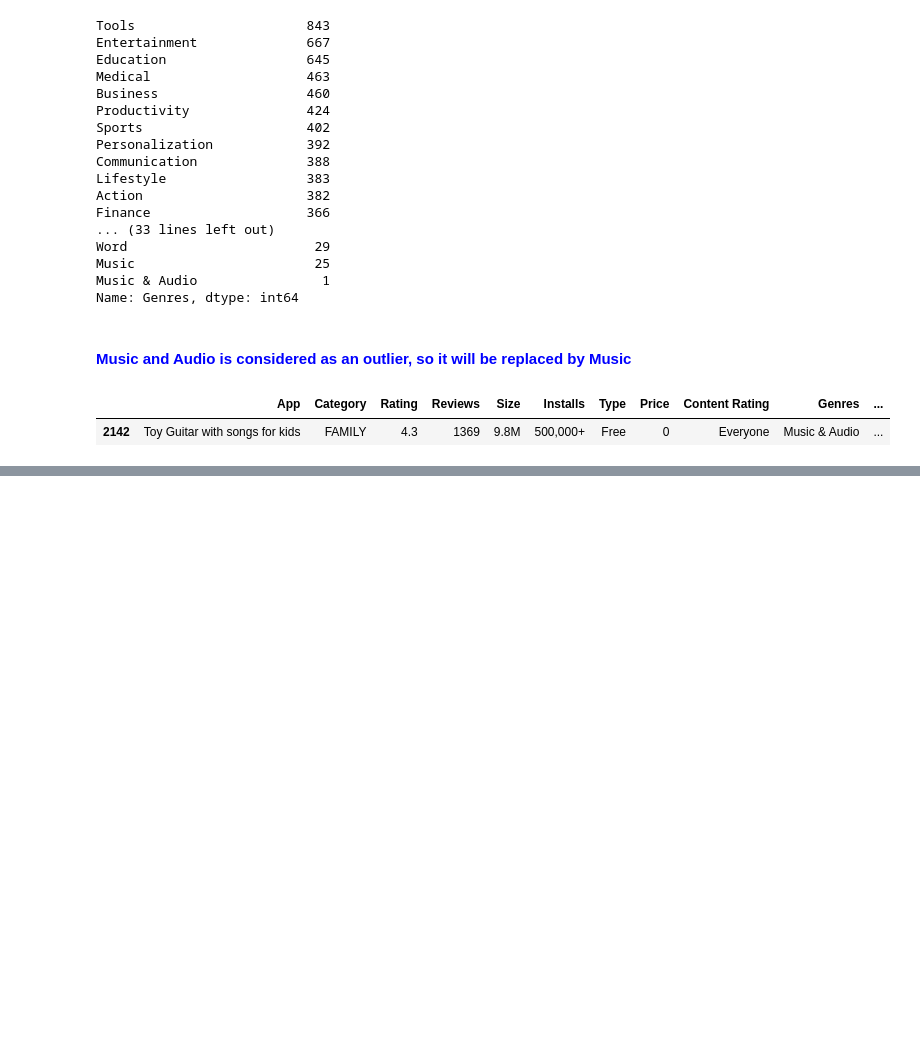
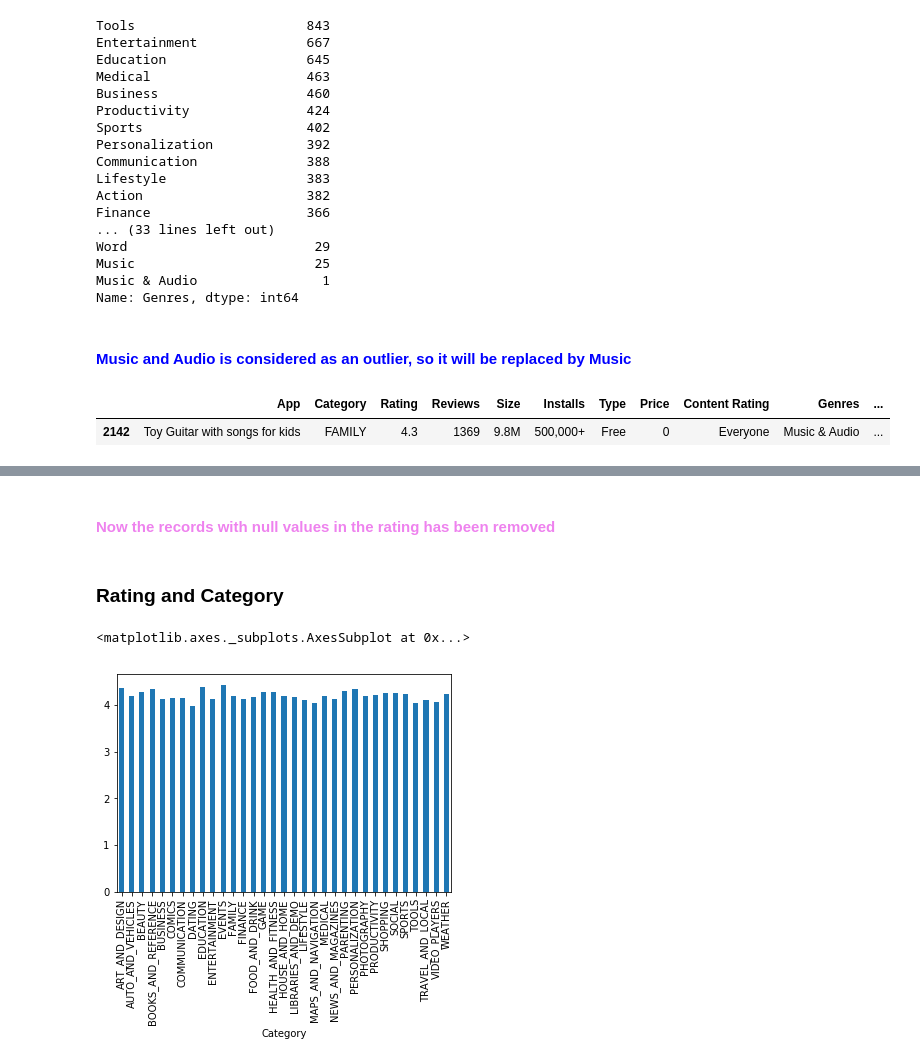
Before and after one commit to yasmeenel3sh/DataEngineeringCourseProject, a Jupyter notebook: google-play-store-apps/yasmeen.ipynb, the cells around one changed output, grey strips where cells are left out. Drawn from its saved outputs; the diff is of its cells as text; code cells hidden in the pictures; blank space fills up the shorter version.

Commit message:
Completed Rating vs category and Rating vs Genres Inspection

```diff
--- a/google-play-store-apps/yasmeen.ipynb
+++ b/google-play-store-apps/yasmeen.ipynb
@@ -279,4 +279,6 @@ dataSet[dataSet['Genres']=='Music & Audio']
 |  | App | Category | Rating | Reviews | Size | Installs | Type | Price | Content Rating | Genres | ... |
 | 2142 | Toy Guitar with songs for kids | FAMILY | 4.3 | 1369 | 9.8M | 500,000+ | Free | 0 | Everyone | Music & Audio | ... |
 # %%
-newGenres=dataSet['Genres'].replace(to_replace='Music & Audio',value="Music",inplace=True)
+newGenres=dataSet['Genres'].replace(to_replace='Music & Audio',value="Music")
+# %%
+dataSet['Genres']=newGenres
@@ -282,0 +300,2 @@ newGenres=dataSet['Genres'].replace(to_replace='Music & Audio',value="Music",inp
+# %%
+dataSet = dataSet[pd.notnull(dataSet['Rating'])]
@@ -282,0 +332,9 @@ newGenres=dataSet['Genres'].replace(to_replace='Music & Audio',value="Music",inp
+# %% [markdown]
+#### <span style="color:violet">Now the records with null values in the rating has been removed</span>
+# %% [markdown]
+### Rating and Category
+# %%
+dataSet.groupby('Category').Rating.mean().plot(kind='bar')
+# %% [output]
+<matplotlib.axes._subplots.AxesSubplot at 0x...>
+[figure, added]
```
Also changed, not shown: parts of 18 cells of this notebook.
